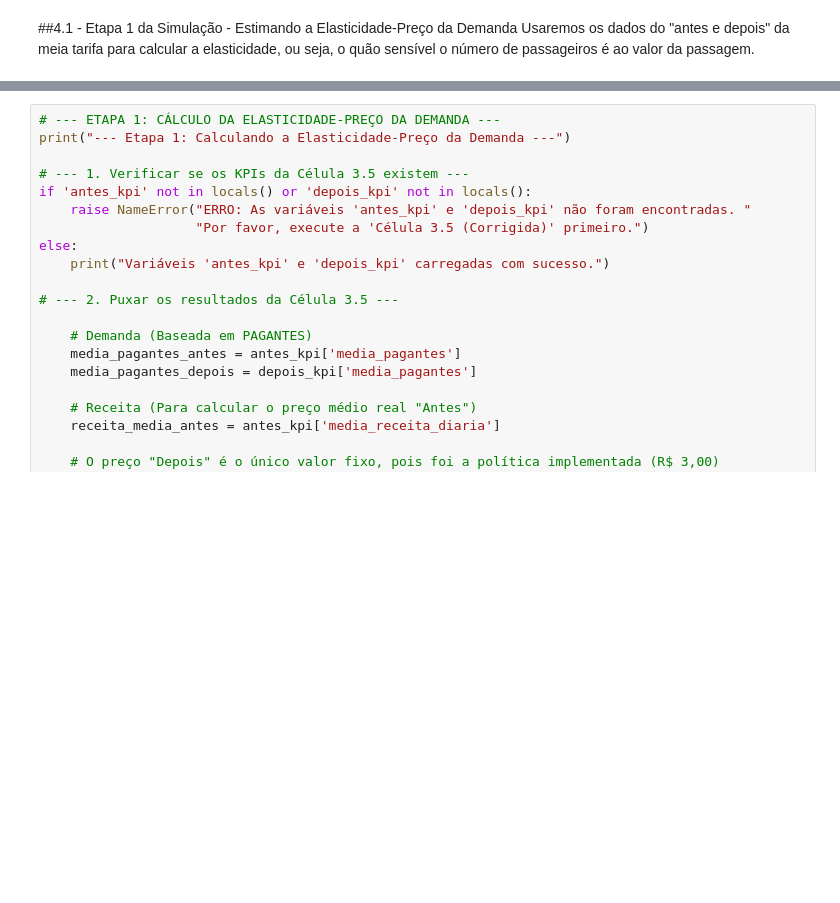
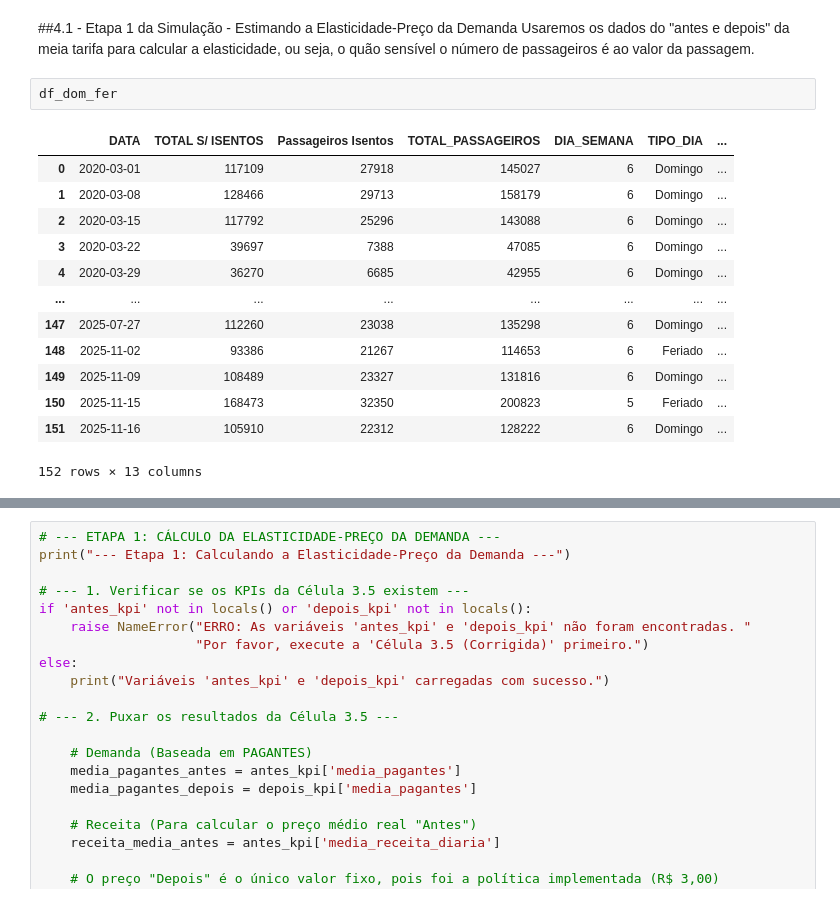
Before and after one commit to lelenzasan/Projeto_Tarifa_Zero_Curitiba, a Jupyter notebook: Espinha_Dorsal_do_Projeto_TRANSPORTE_CWB.ipynb, the cells around one changed output, grey strips where cells are left out. Cells and saved outputs as stored; diff of their text form; blank space fills up the shorter version.

```diff
--- a/Espinha_Dorsal_do_Projeto_TRANSPORTE_CWB.ipynb
+++ b/Espinha_Dorsal_do_Projeto_TRANSPORTE_CWB.ipynb
@@ -1226,3 +1226,19 @@ O total de passageiros em domingos e feriados em 2024 é: 3,325,427
 # %% [markdown]
 ##4.1 - Etapa 1 da Simulação - Estimando a Elasticidade-Preço da Demanda
 Usaremos os dados do "antes e depois" da meia tarifa para calcular a elasticidade, ou seja, o quão sensível o número de passageiros é ao valor da passagem.
+# %%
+df_dom_fer
+# %% [output]
+|  | DATA | TOTAL S/ ISENTOS | Passageiros Isentos | TOTAL_PASSAGEIROS | DIA_SEMANA | TIPO_DIA | ... |
+| 0 | 2020-03-01 | 117109 | 27918 | 145027 | 6 | Domingo | ... |
+| 1 | 2020-03-08 | 128466 | 29713 | 158179 | 6 | Domingo | ... |
+| 2 | 2020-03-15 | 117792 | 25296 | 143088 | 6 | Domingo | ... |
+| 3 | 2020-03-22 | 39697 | 7388 | 47085 | 6 | Domingo | ... |
+| 4 | 2020-03-29 | 36270 | 6685 | 42955 | 6 | Domingo | ... |
+| ... | ... | ... | ... | ... | ... | ... | ... |
+| 147 | 2025-07-27 | 112260 | 23038 | 135298 | 6 | Domingo | ... |
+| 148 | 2025-11-02 | 93386 | 21267 | 114653 | 6 | Feriado | ... |
+| 149 | 2025-11-09 | 108489 | 23327 | 131816 | 6 | Domingo | ... |
+| 150 | 2025-11-15 | 168473 | 32350 | 200823 | 5 | Feriado | ... |
+| 151 | 2025-11-16 | 105910 | 22312 | 128222 | 6 | Domingo | ... |
+152 rows × 13 columns
```
Also changed, not shown: parts of 11 cells of this notebook.
